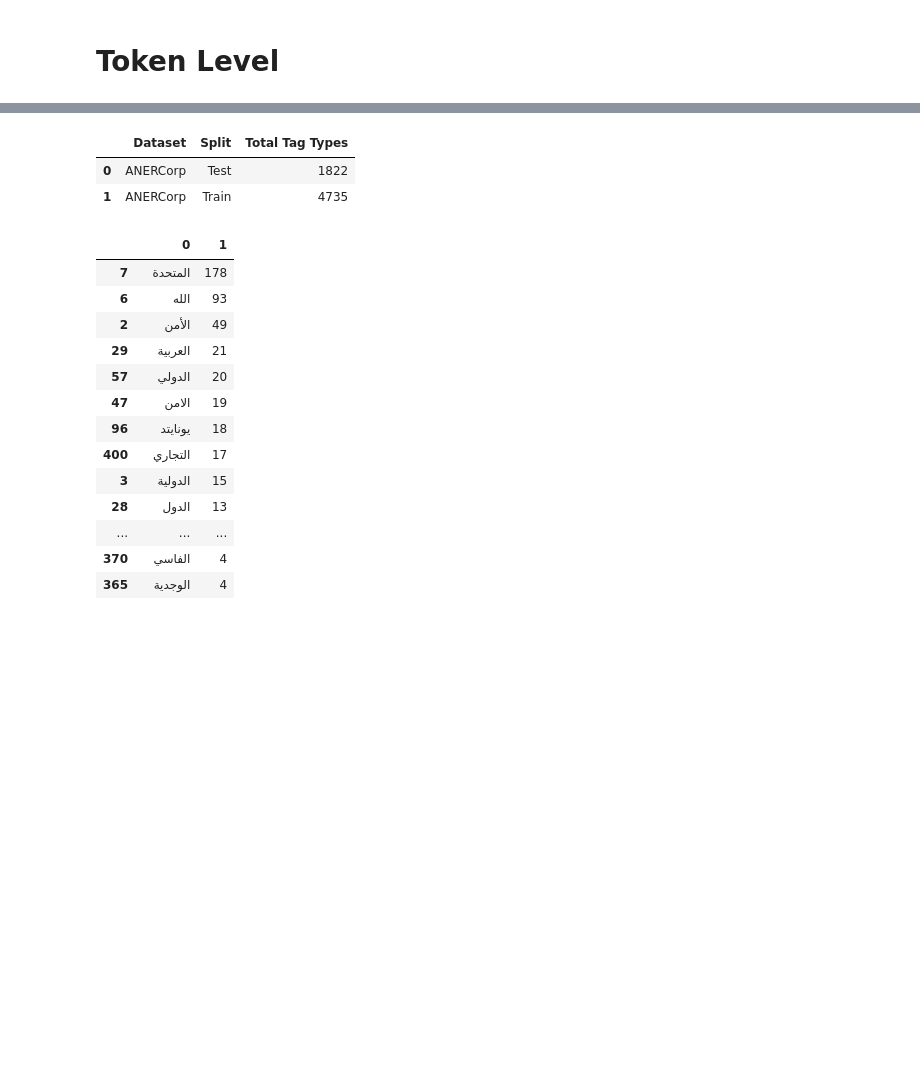
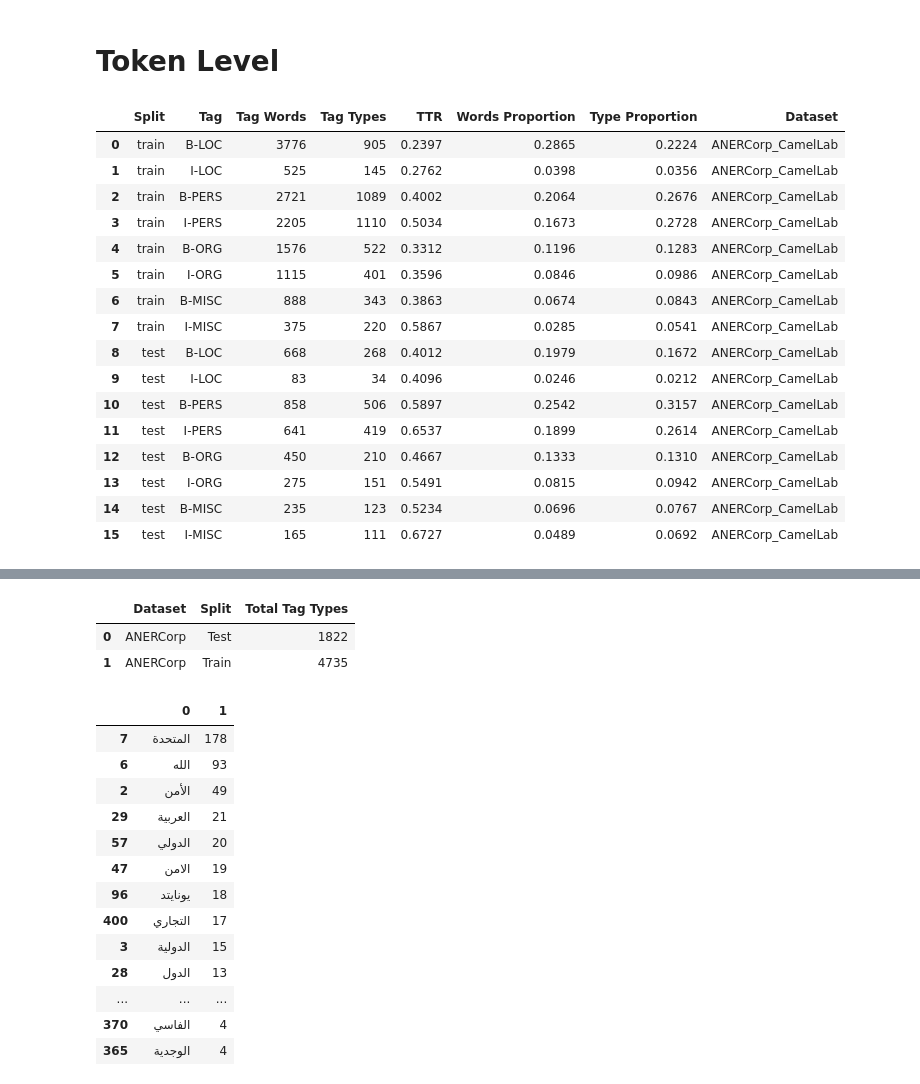
Before and after one commit to ay94/deformar-dashboard, a Jupyter notebook: notebooks/analysis/dataset_characteristics-ANERCorp.ipynb, the cells around one changed output, grey strips where cells are left out. Cells and saved outputs as stored; diff of their text form; code cells hidden in the pictures; blank space fills up the shorter version.

```diff
--- a/notebooks/analysis/dataset_characteristics-ANERCorp.ipynb
+++ b/notebooks/analysis/dataset_characteristics-ANERCorp.ipynb
@@ -602,0 +666,20 @@ visualizer.plot_faceted_bar_chart('Words Proportion', 'Tag Words', "Entity Tag W
+# %%
+anercrop
+# %% [output]
+|  | Split | Tag | Tag Words | Tag Types | TTR | Words Proportion | Type Proportion | Dataset |
+| 0 | train | B-LOC | 3776 | 905 | 0.2397 | 0.2865 | 0.2224 | ANERCorp_CamelLab |
+| 1 | train | I-LOC | 525 | 145 | 0.2762 | 0.0398 | 0.0356 | ANERCorp_CamelLab |
+| 2 | train | B-PERS | 2721 | 1089 | 0.4002 | 0.2064 | 0.2676 | ANERCorp_CamelLab |
+| 3 | train | I-PERS | 2205 | 1110 | 0.5034 | 0.1673 | 0.2728 | ANERCorp_CamelLab |
+| 4 | train | B-ORG | 1576 | 522 | 0.3312 | 0.1196 | 0.1283 | ANERCorp_CamelLab |
+| 5 | train | I-ORG | 1115 | 401 | 0.3596 | 0.0846 | 0.0986 | ANERCorp_CamelLab |
+| 6 | train | B-MISC | 888 | 343 | 0.3863 | 0.0674 | 0.0843 | ANERCorp_CamelLab |
+| 7 | train | I-MISC | 375 | 220 | 0.5867 | 0.0285 | 0.0541 | ANERCorp_CamelLab |
+| 8 | test | B-LOC | 668 | 268 | 0.4012 | 0.1979 | 0.1672 | ANERCorp_CamelLab |
+| 9 | test | I-LOC | 83 | 34 | 0.4096 | 0.0246 | 0.0212 | ANERCorp_CamelLab |
+| 10 | test | B-PERS | 858 | 506 | 0.5897 | 0.2542 | 0.3157 | ANERCorp_CamelLab |
+| 11 | test | I-PERS | 641 | 419 | 0.6537 | 0.1899 | 0.2614 | ANERCorp_CamelLab |
+| 12 | test | B-ORG | 450 | 210 | 0.4667 | 0.1333 | 0.1310 | ANERCorp_CamelLab |
+| 13 | test | I-ORG | 275 | 151 | 0.5491 | 0.0815 | 0.0942 | ANERCorp_CamelLab |
+| 14 | test | B-MISC | 235 | 123 | 0.5234 | 0.0696 | 0.0767 | ANERCorp_CamelLab |
+| 15 | test | I-MISC | 165 | 111 | 0.6727 | 0.0489 | 0.0692 | ANERCorp_CamelLab |
```
Also changed, not shown: parts of 9 cells of this notebook.
